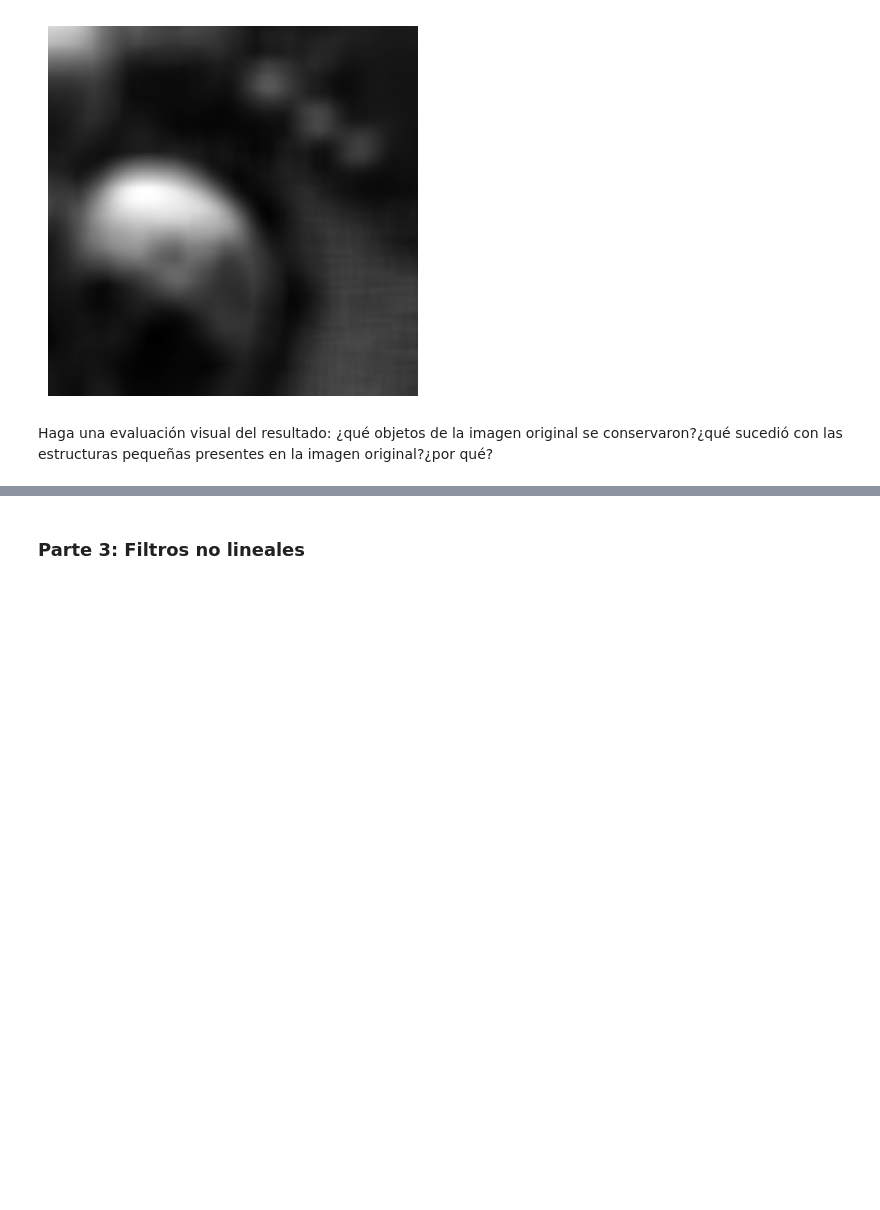
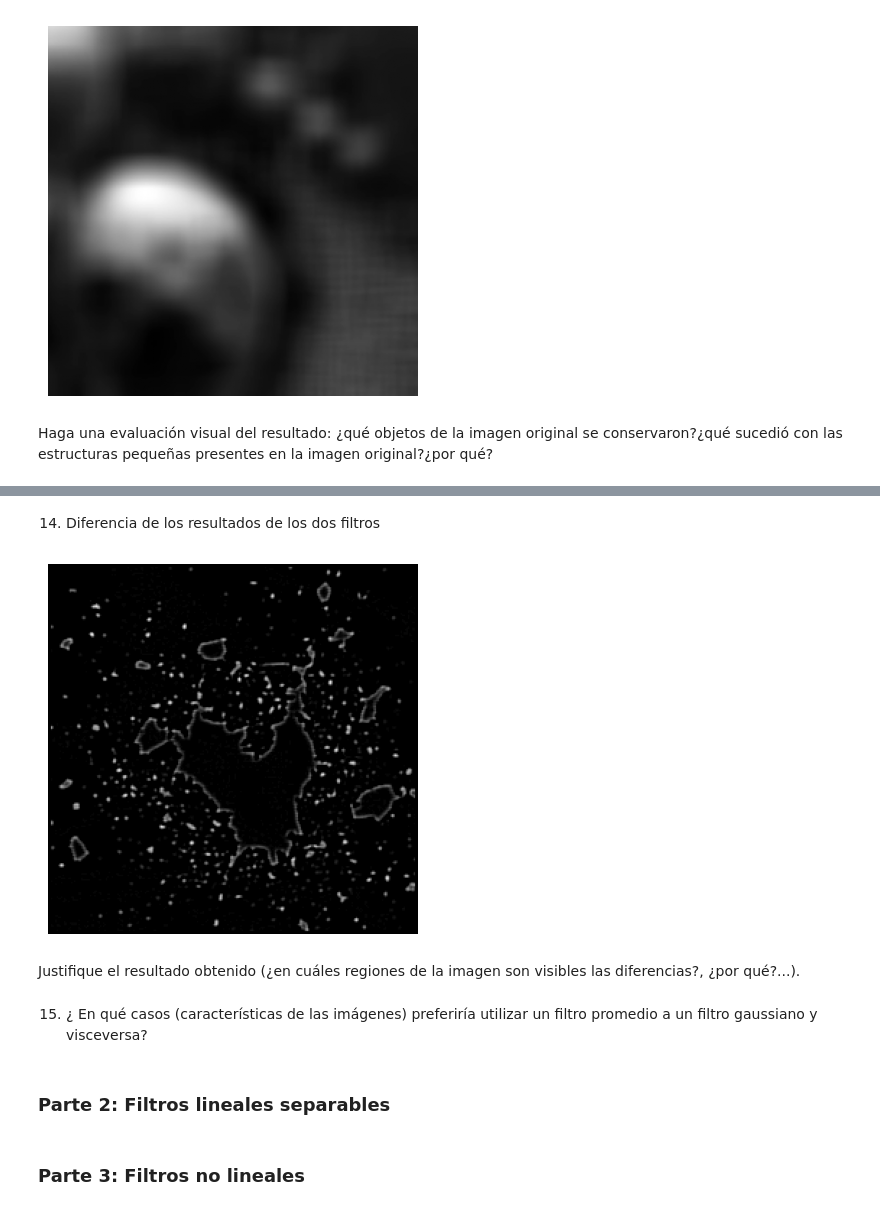
Before and after one commit to Jssoff/Taller_5_I-M, a Jupyter notebook: Briceño_Garay_Taller 5/Taller_5.ipynb, the cells around one changed output, grey strips where cells are left out. Saved outputs shown, nothing was run; the diff lists cells and outputs as text; code cells hidden in the pictures; blank space fills up the shorter version.

Commit message:
Primer parte - código full

```diff
--- a/Briceño_Garay_Taller 5/Taller_5.ipynb
+++ b/Briceño_Garay_Taller 5/Taller_5.ipynb
@@ -124,3 +192,18 @@ Haga una evaluación visual del resultado: ¿qué objetos de la imagen original
+# %% [markdown]
+14.  Diferencia de los resultados de los dos filtros
+# %%
+subtraction = cv2.subtract(filtered_5x5, filtered_gaussian)
+plt.imshow(subtraction, cmap="gray")
+plt.axis("off")
+plt.show()
+# %% [output]
+[figure, added]
+# %% [markdown]
+Justifique el resultado obtenido (¿en cuáles regiones de la imagen son visibles las diferencias?, ¿por qué?...).
+# %% [markdown]
+15. ¿ En qué casos (características de las imágenes) preferiría utilizar un filtro promedio a un filtro gaussiano y visceversa?
+# %% [markdown]
+### Parte 2: Filtros lineales separables
 # %% [markdown]
 ### Parte 3: Filtros no lineales
 # %% [markdown]
```
Also changed, not shown: parts of 9 cells of this notebook.
